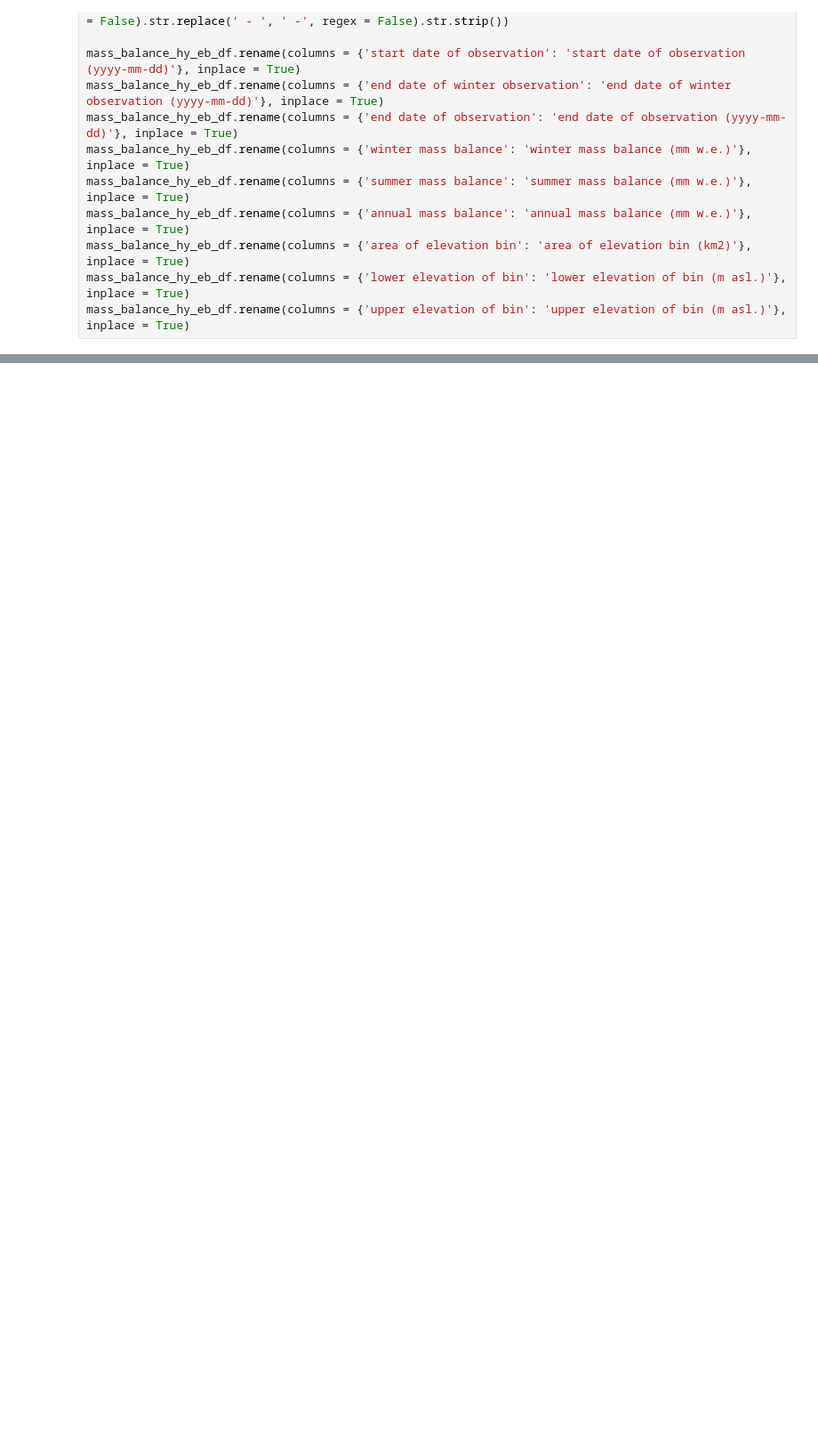
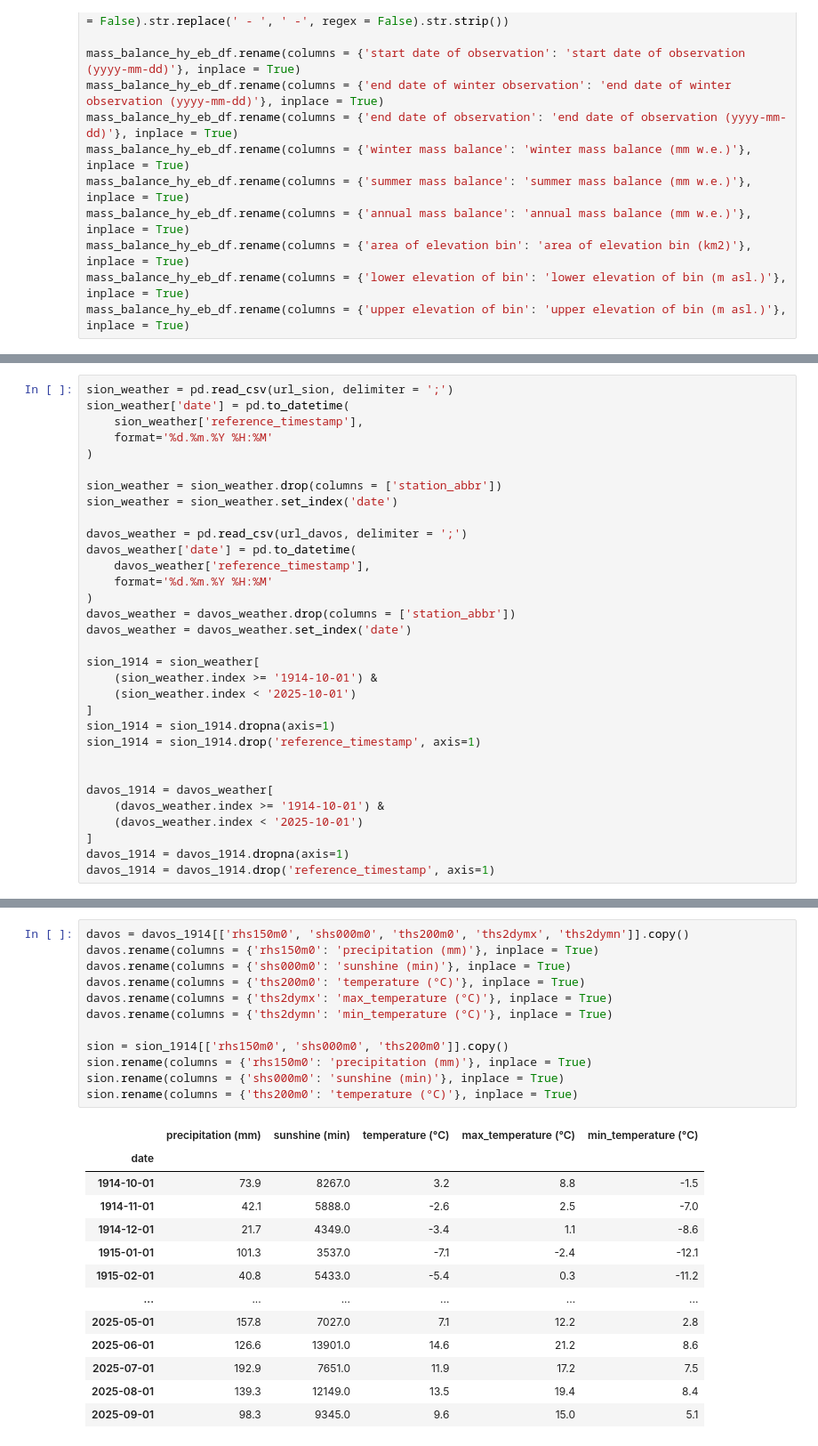
Before and after one commit to fredericvdhurk-code/project-glaciers, a Jupyter notebook: data/data_extraction.ipynb, the cells around one changed output, grey strips where cells are left out. Shown at 89% size. Saved outputs shown, nothing was run; the diff lists cells and outputs as text; blank space fills up the shorter version.

```diff
--- a/data/data_extraction.ipynb
+++ b/data/data_extraction.ipynb
@@ -226,0 +233,32 @@ url_precipitation_konkordia = 'https://data.geo.admin.ch/ch.meteoschweiz.ogd-tot
+# %%
+sion_weather = pd.read_csv(url_sion, delimiter = ';')
+sion_weather['date'] = pd.to_datetime(
+    sion_weather['reference_timestamp'],
+    format='%d.%m.%Y %H:%M'
+)
+
+sion_weather = sion_weather.drop(columns = ['station_abbr'])
+sion_weather = sion_weather.set_index('date')
+
+davos_weather = pd.read_csv(url_davos, delimiter = ';')
+davos_weather['date'] = pd.to_datetime(
+    davos_weather['reference_timestamp'],
+    format='%d.%m.%Y %H:%M'
+)
+davos_weather = davos_weather.drop(columns = ['station_abbr'])
+davos_weather = davos_weather.set_index('date')
+
+sion_1914 = sion_weather[
+    (sion_weather.index >= '1914-10-01') &
+    (sion_weather.index < '2025-10-01')
+]
+sion_1914 = sion_1914.dropna(axis=1)
+sion_1914 = sion_1914.drop('reference_timestamp', axis=1)
+
+
+davos_1914 = davos_weather[
+    (davos_weather.index >= '1914-10-01') &
+    (davos_weather.index < '2025-10-01')
+]
+davos_1914 = davos_1914.dropna(axis=1)
+davos_1914 = davos_1914.drop('reference_timestamp', axis=1)
@@ -226,0 +271,26 @@ url_precipitation_konkordia = 'https://data.geo.admin.ch/ch.meteoschweiz.ogd-tot
+# %%
+davos = davos_1914[['rhs150m0', 'shs000m0', 'ths200m0', 'ths2dymx', 'ths2dymn']].copy()
+davos.rename(columns = {'rhs150m0': 'precipitation (mm)'}, inplace = True)
+davos.rename(columns = {'shs000m0': 'sunshine (min)'}, inplace = True)
+davos.rename(columns = {'ths200m0': 'temperature (°C)'}, inplace = True)
+davos.rename(columns = {'ths2dymx': 'max_temperature (°C)'}, inplace = True)
+davos.rename(columns = {'ths2dymn': 'min_temperature (°C)'}, inplace = True)
+
+sion = sion_1914[['rhs150m0', 'shs000m0', 'ths200m0']].copy()
+sion.rename(columns = {'rhs150m0': 'precipitation (mm)'}, inplace = True)
+sion.rename(columns = {'shs000m0': 'sunshine (min)'}, inplace = True)
+sion.rename(columns = {'ths200m0': 'temperature (°C)'}, inplace = True)
+# %% [output]
+|  | precipitation (mm) | sunshine (min) | temperature (°C) | max_temperature (°C) | min_temperature (°C) |
+| date |  |  |  |  |  |
+| 1914-10-01 | 73.9 | 8267.0 | 3.2 | 8.8 | -1.5 |
+| 1914-11-01 | 42.1 | 5888.0 | -2.6 | 2.5 | -7.0 |
+| 1914-12-01 | 21.7 | 4349.0 | -3.4 | 1.1 | -8.6 |
+| 1915-01-01 | 101.3 | 3537.0 | -7.1 | -2.4 | -12.1 |
+| 1915-02-01 | 40.8 | 5433.0 | -5.4 | 0.3 | -11.2 |
+| ... | ... | ... | ... | ... | ... |
+| 2025-05-01 | 157.8 | 7027.0 | 7.1 | 12.2 | 2.8 |
+| 2025-06-01 | 126.6 | 13901.0 | 14.6 | 21.2 | 8.6 |
+| 2025-07-01 | 192.9 | 7651.0 | 11.9 | 17.2 | 7.5 |
+| 2025-08-01 | 139.3 | 12149.0 | 13.5 | 19.4 | 8.4 |
+| 2025-09-01 | 98.3 | 9345.0 | 9.6 | 15.0 | 5.1 |
```
Also changed, not shown: parts of 15 cells of this notebook, 14 other files.
